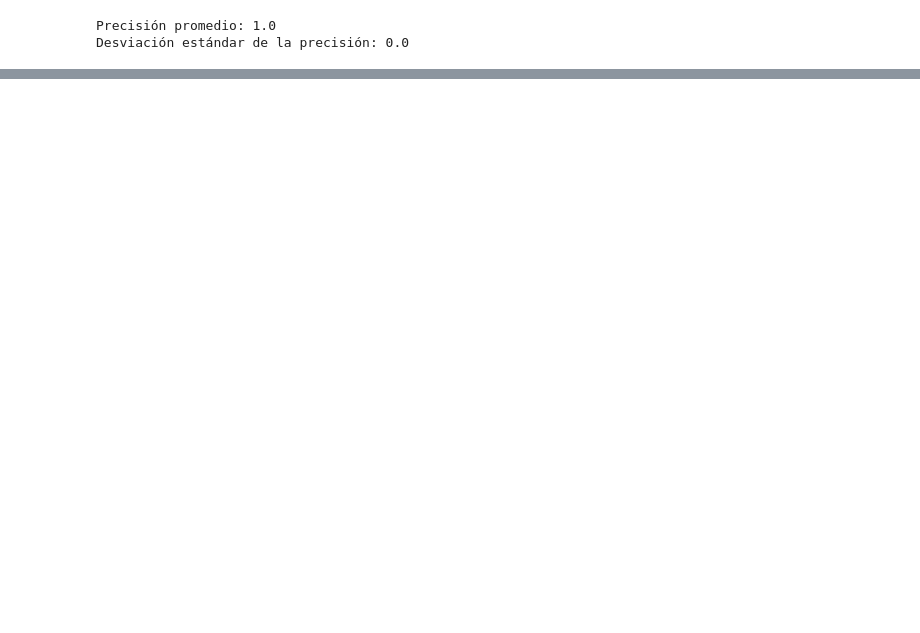
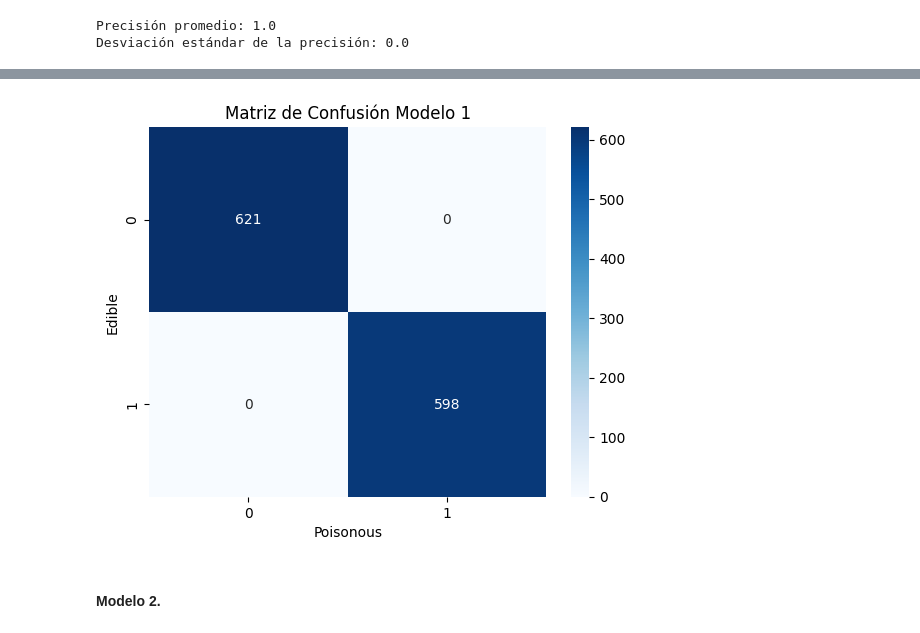
Before and after one commit to EduardoAdame/Proyecto-Patrones, a Jupyter notebook: Proyecto/Proyecto.ipynb, the cells around one changed output, grey strips where cells are left out. Cells and saved outputs as stored; diff of their text form; code cells hidden in the pictures; blank space fills up the shorter version.

```diff
--- a/Proyecto/Proyecto.ipynb
+++ b/Proyecto/Proyecto.ipynb
@@ -542,0 +613,21 @@ Desviación estándar de la precisión: 0.0
+# %%
+import seaborn as sns
+import matplotlib.pyplot as plt
+
+
+# Crear un mapa de calor de la matriz de confusión utilizando Seaborn
+sns.heatmap(confusion_matrix, annot=True, fmt='d', cmap='Blues')
+
+# Configurar las etiquetas de los ejes
+plt.xlabel('Poisonous')
+plt.ylabel('Edible')
+
+# Mostrar el título
+plt.title('Matriz de Confusión Modelo 1')
+
+# Mostrar la gráfica
+plt.show()
+# %% [output]
+[figure, added]
+# %% [markdown]
+#### Modelo 2.
```
Also changed, not shown: parts of 46 cells of this notebook.
